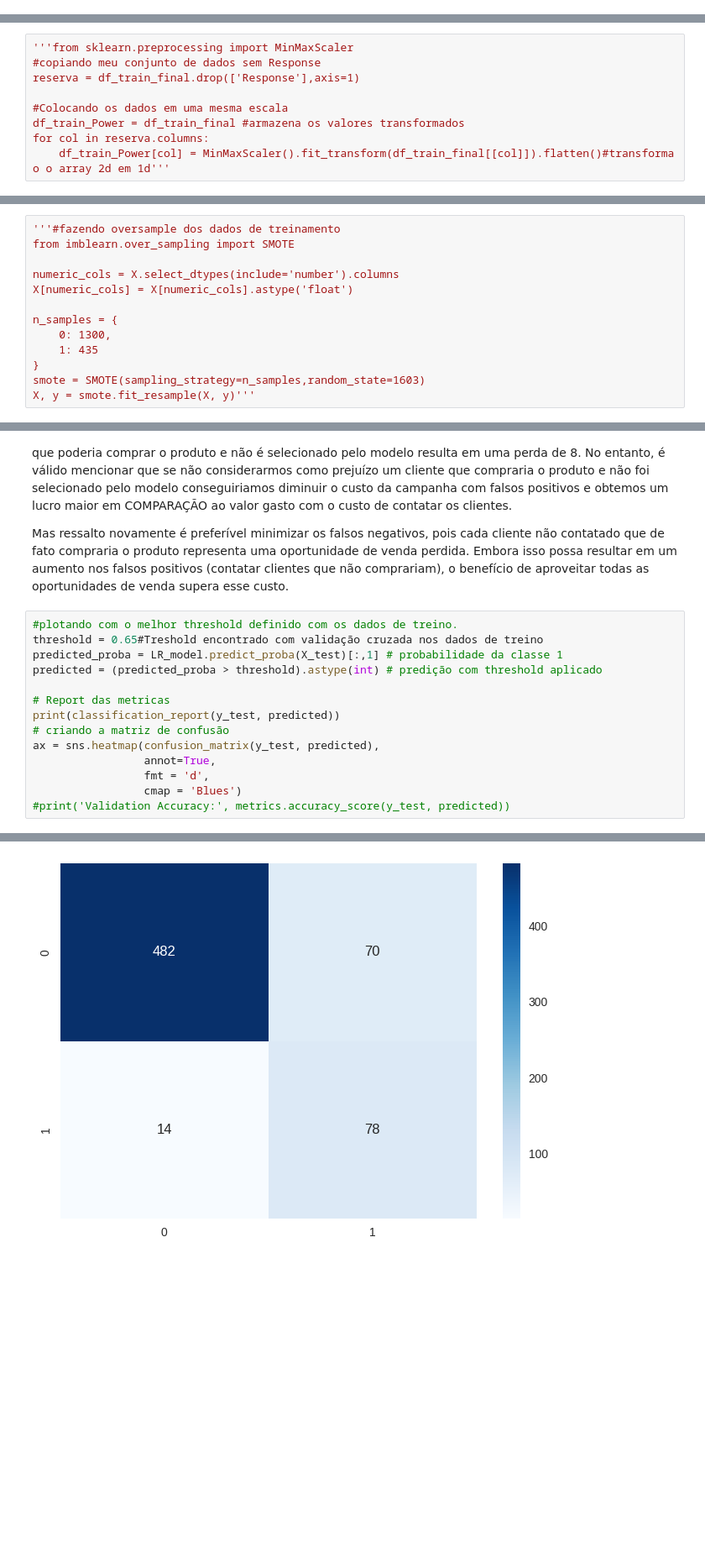
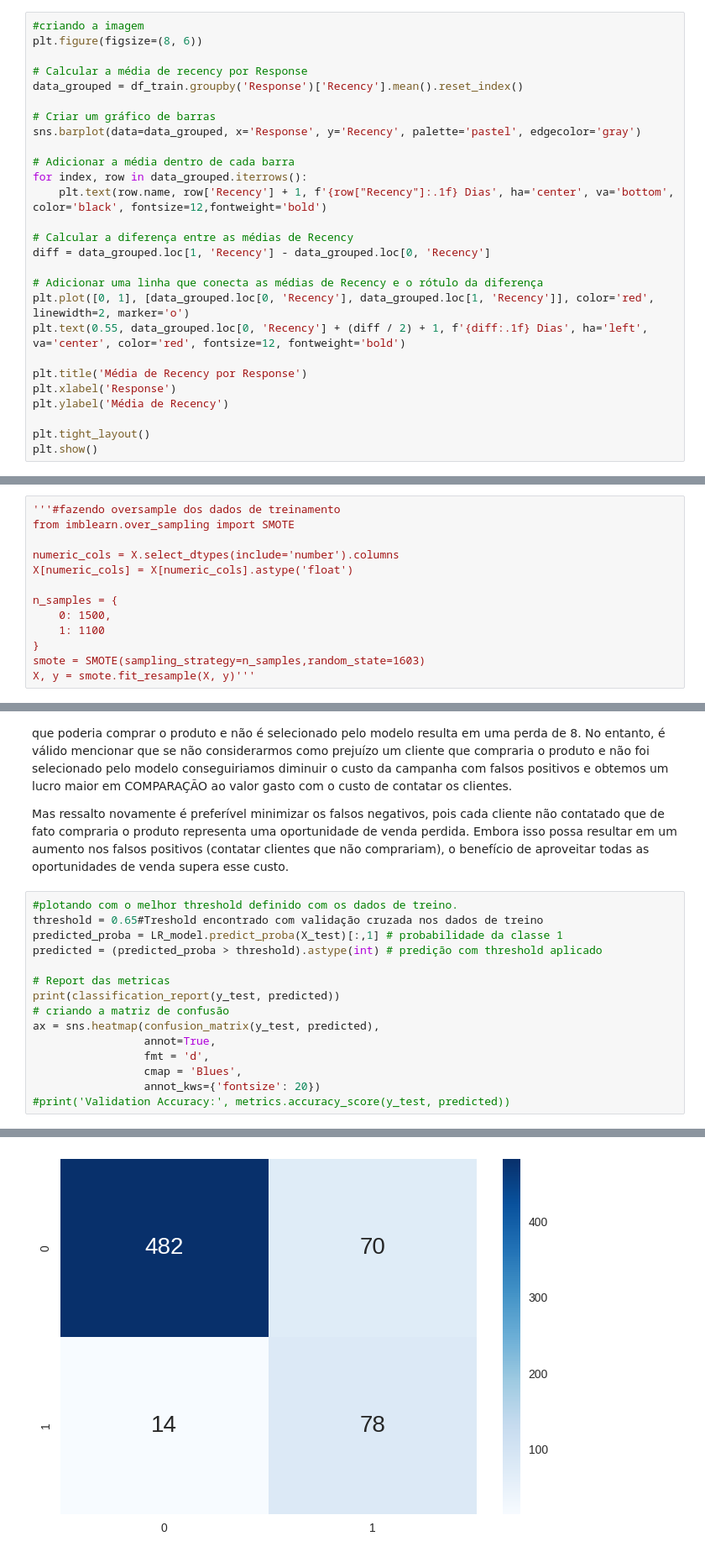
Before and after one commit to DionesGouvea/propensao_compra, a Jupyter notebook: Propensão_Marketing.ipynb, the cells around one changed output, grey strips where cells are left out. Shown at 84% size. Cells and saved outputs as stored; diff of their text form; blank space fills up the shorter version.

```diff
--- a/Propensão_Marketing.ipynb
+++ b/Propensão_Marketing.ipynb
@@ -526,0 +529,27 @@ Text(0, 0.5, 'Numero de visitas no site')
+# %%
+#criando a imagem
+plt.figure(figsize=(8, 6))
+
+# Calcular a média de recency por Response
+data_grouped = df_train.groupby('Response')['Recency'].mean().reset_index()
+
+# Criar um gráfico de barras
+sns.barplot(data=data_grouped, x='Response', y='Recency', palette='pastel', edgecolor='gray')
+
+# Adicionar a média dentro de cada barra
+for index, row in data_grouped.iterrows():
+    plt.text(row.name, row['Recency'] + 1, f'{row["Recency"]:.1f} Dias', ha='center', va='bottom', color='black', fontsize=12,fontweight='bold')
+
+# Calcular a diferença entre as médias de Recency
+diff = data_grouped.loc[1, 'Recency'] - data_grouped.loc[0, 'Recency']
+
+# Adicionar uma linha que conecta as médias de Recency e o rótulo da diferença
+plt.plot([0, 1], [data_grouped.loc[0, 'Recency'], data_grouped.loc[1, 'Recency']], color='red', linewidth=2, marker='o')
+plt.text(0.55, data_grouped.loc[0, 'Recency'] + (diff / 2) + 1, f'{diff:.1f} Dias', ha='left', va='center', color='red', fontsize=12, fontweight='bold')
+
+plt.title('Média de Recency por Response')
+plt.xlabel('Response')
+plt.ylabel('Média de Recency')
+
+plt.tight_layout()
+plt.show()
@@ -1369,12 +1394,3 @@ df_train_final_scaled['Response'] = response_col
 df_train_final = df_train_final_scaled.copy()
 # %% [markdown]
 Estou fazendo o escalonamento de features, porem passo uma lista com o nome das features que não quero que sejam escalonadas, estas features em sua maioria são categoricas.
-# %%
-'''from sklearn.preprocessing import MinMaxScaler
-#copiando meu conjunto de dados sem Response
-reserva = df_train_final.drop(['Response'],axis=1)
-
-#Colocando os dados em uma mesma escala
-df_train_Power = df_train_final #armazena os valores transformados
-for col in reserva.columns:
-    df_train_Power[col] = MinMaxScaler().fit_transform(df_train_final[[col]]).flatten()#transforma o o array 2d em 1d'''
@@ -1860,8 +1838,8 @@ numeric_cols = X.select_dtypes(include='number').columns
 X[numeric_cols] = X[numeric_cols].astype('float')
 
 n_samples = {
-    0: 1300,
-    1: 435
+    0: 1500,
+    1: 1100
 }
 smote = SMOTE(sampling_strategy=n_samples,random_state=1603)
 X, y = smote.fit_resample(X, y)'''
@@ -1951,27 +1924,28 @@ Mas ressalto novamente é preferível minimizar os falsos negativos, pois cada c
 # %%
 #plotando com o melhor threshold definido com os dados de treino.
 threshold = 0.65#Treshold encontrado com validação cruzada nos dados de treino
 predicted_proba = LR_model.predict_proba(X_test)[:,1] # probabilidade da classe 1
 predicted = (predicted_proba > threshold).astype(int) # predição com threshold aplicado
 
 # Report das metricas
 print(classification_report(y_test, predicted))
 # criando a matriz de confusão
 ax = sns.heatmap(confusion_matrix(y_test, predicted),
                  annot=True,
                  fmt = 'd',
-                 cmap = 'Blues')
+                 cmap = 'Blues',
+                 annot_kws={'fontsize': 20})
 #print('Validation Accuracy:', metrics.accuracy_score(y_test, predicted))
 # %% [output]
               precision    recall  f1-score   support
 
            0       0.97      0.87      0.92       552
            1       0.53      0.85      0.65        92
 
     accuracy                           0.87       644
    macro avg       0.75      0.86      0.78       644
 weighted avg       0.91      0.87      0.88       644
-[figure, old version]
+[figure, new version]
 # %% [markdown]
 Ao utilizar o threshold encontrado durante a validação do modelo, foi possível realizar um ajuste equilibrado entre a precisão e o recall. Com essa configuração, obtivemos um ganho de 12 pontos percentuais na precisão e uma perda de apenas 8 pontos percentuais no recall. Embora o recall seja nossa prioridade, essa troca se mostra válida devido à proporção favorável entre ganho e perda.
 Essa estratégia nos permite alcançar uma maior precisão na identificação dos clientes propensos a comprar após uma campanha de marketing, sem comprometer de forma significativa a taxa de recall.
```
Also changed, not shown: parts of 46 cells of this notebook.
